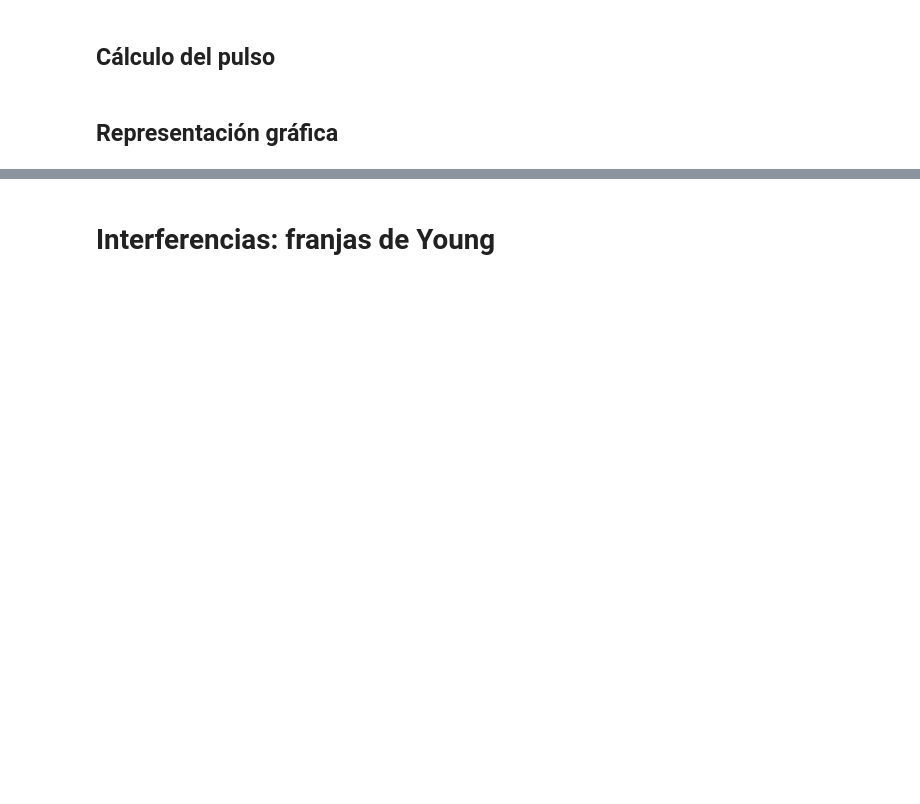
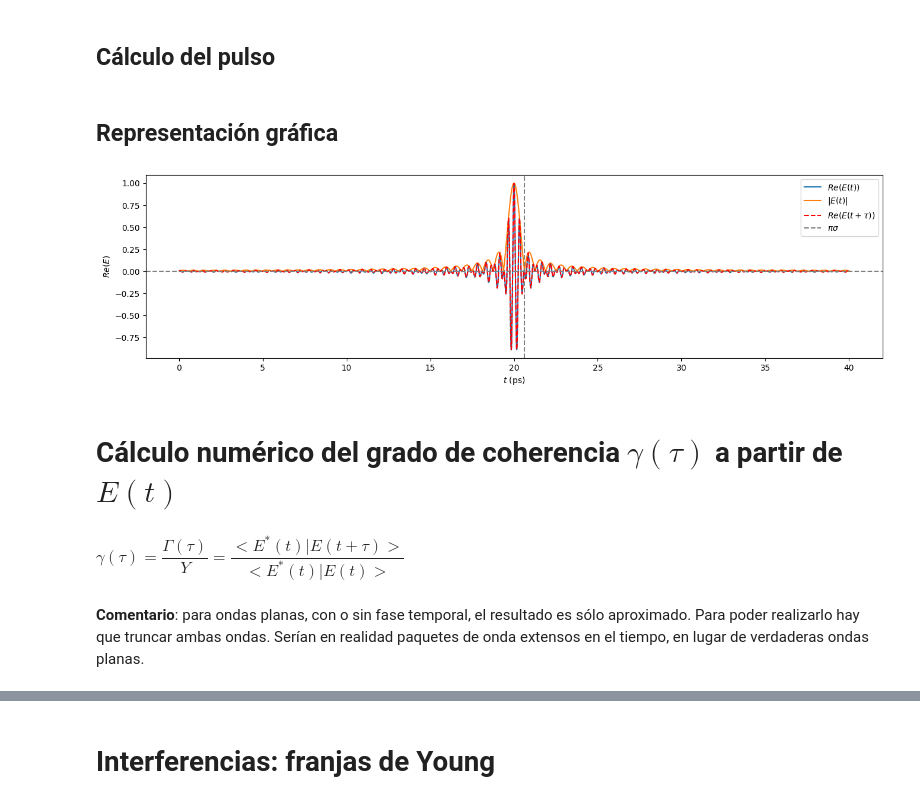
Before and after one commit to IrisFDTD/OPTICS-UNIZAR, a Jupyter notebook: chapter1_coherence_and_interferences.ipynb, the cells around one changed output, grey strips where cells are left out. Cells and saved outputs as stored; diff of their text form; code cells hidden in the pictures; blank space fills up the shorter version.

```diff
--- a/chapter1_coherence_and_interferences.ipynb
+++ b/chapter1_coherence_and_interferences.ipynb
@@ -87,19 +119,15 @@ def pulso_gaussiano(t, A, τ, ω_0, φ):
 ## Parámetros
 # %%
 c=299792458.0     #m/s
-pasos_temporales = 1024
+pasos_temporales = 4000
 
 # -- Parámetros del pulso --
 A = 1 # Amplitud del pulso
 λ_0 = 100.55 # Longitud de onda de ejemplo (en micrómetros)
 ω_0 = 2 * np.pi * c * 1e-12 / (λ_0 * 1e-6) # Frecuencia angular del pulso (rad / ps)
-τ = 1 # Duración del pulso (ps)
-to=10*τ
-t, Δt = np.linspace(0, 20, num=pasos_temporales, retstep=True) # Vector de tiempos (centrado en cero, ps). Guardamos la separación entre datos
+σ = 0.2 # Duración del pulso (ps)
+t, Δt = np.linspace(0, 200*σ, num=pasos_temporales, retstep=True) # Vector de tiempos (centrado en cero, ps). Guardamos la separación entre datos
+to=np.max(t)/2
 print("Δt (ps)=",Δt)
 fs=1/Δt
 print("fs=1/Δt sampling rate (1/ps)=",fs)
-
-# Fase
-#φ_0 =  0* np.ones(pasos_temporales) # Fase (constante en este caso)
-φ_0 = (t-to)**2
@@ -106,23 +137,43 @@ print("fs=1/Δt sampling rate (1/ps)=",fs)
 # %% [markdown]
 ## Cálculo del pulso
-# %%
-onda='gaussiana'
-if(onda=='onda plana'):
-  onda =onda_plana(t-to, A, τ, ω_0, φ_0)
-
-if(onda=='gaussiana'):
-  onda=pulso_gaussiano(t-to, A, τ, ω_0, φ_0) # Vector con el campo complejo del pulso
+# %%
+tipo_onda='sinc'
+if(tipo_onda=='onda plana'):
+  # Fase
+  φ_0 =  0* np.ones(pasos_temporales) # Fase (constante en este caso)
+  #φ_0 = (t-to)**2 # Variable con t
+  onda =onda_plana(t-to, A, σ, ω_0, φ_0)
+
+
+if(tipo_onda=='gaussiana'):
+  φ_0 =  0* np.ones(pasos_temporales) # Fase (constante en este caso)
+  onda=pulso_gaussiano(t-to, A, σ, ω_0, φ_0) # Vector con el campo complejo del pulso
+
+
+if(tipo_onda=='sinc'):
+  φ_0 =  0* np.ones(pasos_temporales) # Fase (constante en este caso)
+  onda=pulso_sinc(t-to, A, σ, ω_0, φ_0) # Vector con el campo complejo del pulso
 # %% [markdown]
 ## Representación gráfica
 # %%
 plt.figure(figsize=(16, 4))
 plt.plot(t,np.real(onda),label='$Re(E(t))$')
-delay=3.0
+plt.plot(t,np.abs(onda),label='$|E(t)|$')
+delay=0.0
 plt.plot(t+delay,np.real(onda),label=r'$Re(E(t+\tau))$',
                                 color='red',linestyle='--')
-
+plt.axhline(0.0,color='grey',linestyle='--')
 plt.xlabel(r'$t$ (ps)')
 plt.ylabel(r'$Re(E)$')
-plt.xlim(0,20)
+plt.axvline(to+np.pi*σ,color='grey',linestyle='--',label=r'$\pi \sigma$')
+#plt.xlim(10,10+2*np.pi*1)
 plt.legend()
 plt.show()
+# %% [output]
+[figure, added]
+# %% [markdown]
+# Cálculo numérico del grado de coherencia $\gamma(\tau)$ a partir de $E(t)$
+# %% [markdown]
+$\gamma(\tau)=\dfrac{\Gamma(\tau)}{Y}=\dfrac{<E^*(t)|E(t+\tau)>}{<E^*(t)|E(t)>}$
+# %% [markdown]
+**Comentario**: para ondas planas, con o sin fase temporal, el resultado es sólo aproximado. Para poder realizarlo hay que truncar ambas ondas. Serían en realidad paquetes de onda extensos en el tiempo, en lugar de verdaderas ondas planas.
```
Also changed, not shown: parts of 21 cells of this notebook.
